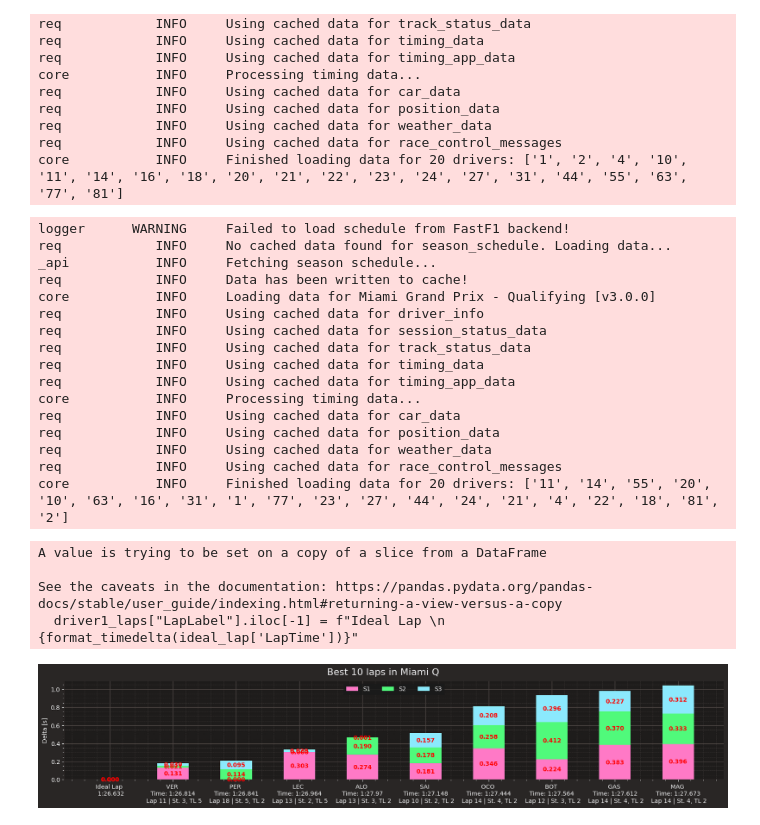
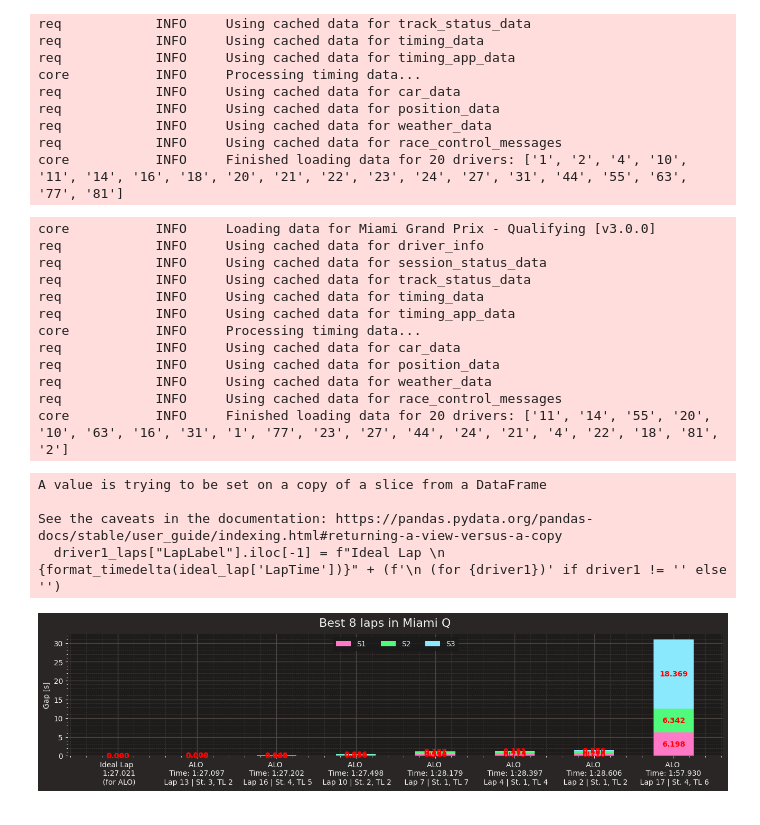
Before and after one commit to jesusjoveruclm/f1analysis, a Jupyter notebook: f1.ipynb, the cells around one changed output. Cells and saved outputs as stored; diff of their text form; code cells hidden in the pictures.

```diff
--- a/f1.ipynb
+++ b/f1.ipynb
@@ -17,9 +17,9 @@ ff1.Cache.enable_cache('cache')
 def format_timedelta(timedelta, include_minutes=True):
     minutes = timedelta.seconds//60
     seconds = timedelta.seconds%60
-    miliseconds = timedelta.microseconds//1000
+    miliseconds = int(timedelta.microseconds//1000)
     if include_minutes:
-        return f"{minutes}:{seconds}.{miliseconds}"
+        return f"{minutes}:{seconds}.{miliseconds:03d}"
     else:
         return f"{seconds}.{miliseconds:03d}"
 
@@ -266,24 +266,16 @@ req            INFO     Using cached data for weather_data
 req            INFO     Using cached data for race_control_messages
 core           INFO     Finished loading data for 20 drivers: ['1', '2', '4', '10', '11', '14', '16', '18', '20', '21', '22', '23', '24', '27', '31', '44', '55', '63', '77', '81']
 # %%
-# Tercer análisis: ritmo medio de las X mejores vueltas de un piloto
+# Tercer análisis: ritmo medio de las X mejores vueltas
 
 #Selección de GP y la sesión
 gp = 'Miami'
 session = 'Q'
 
-#Selección del piloto
-driver1 = ""
-bestlaps = 10
-
 #Carga de los datos de la sesión
 sesion = ff1.get_session(2023, gp, session)
 sesion.load()
 # %% [output]
-logger      WARNING     Failed to load schedule from FastF1 backend!
-req            INFO     No cached data found for season_schedule. Loading data...
-_api           INFO     Fetching season schedule...
-req            INFO     Data has been written to cache!
 core           INFO     Loading data for Miami Grand Prix - Qualifying [v3.0.0]
 req            INFO     Using cached data for driver_info
 req            INFO     Using cached data for session_status_data
@@ -297,6 +289,9 @@ req            INFO     Using cached data for weather_data
 req            INFO     Using cached data for race_control_messages
 core           INFO     Finished loading data for 20 drivers: ['11', '14', '55', '20', '10', '63', '16', '31', '1', '77', '23', '27', '44', '24', '21', '4', '22', '18', '81', '2']
 # %%
+#Selección del número de vueltas
+driver1 = "ALO"   #Si el valor es "", se obtendrán datos de todos los pilotos
+bestlaps = 7
 
 #Selección de las vueltas del piloto
 if driver1 == "":
@@ -321,17 +316,19 @@ ideal_lap["LapTime"] = timedelta(seconds=ideal_lap["Sector1Time"] + ideal_lap["S
 
 driver1_laps = driver1_laps.append(ideal_lap, ignore_index=True)
 ideal_lap = driver1_laps.iloc[-1]
+driver1_laps = driver1_laps[driver1_laps["LapTime"].notna()]
 
 #Compute delta
 driver1_laps["DeltaSector1"] = driver1_laps["Sector1Time"] - ideal_lap["Sector1Time"]
 driver1_laps["DeltaSector2"] = driver1_laps["Sector2Time"] - ideal_lap["Sector2Time"]
 driver1_laps["DeltaSector3"] = driver1_laps["Sector3Time"] - ideal_lap["Sector3Time"]
 driver1_laps["LapLabel"] = driver1_laps.apply(lambda x: f'{x["Driver"]} \n Time: {format_timedelta(x["LapTime"])} \n Lap {int(x["LapNumber"])} | St. {int(x["Stint"])}, TL {int(x["TyreLife"])}', axis=1)
-driver1_laps["LapLabel"].iloc[-1] = f"Ideal Lap \n {format_timedelta(ideal_lap['LapTime'])}"
+driver1_laps["LapLabel"].iloc[-1] = f"Ideal Lap \n {format_timedelta(ideal_lap['LapTime'])}" + (f'\n (for {driver1})' if driver1 != '' else '')
 
 driver1_laps = driver1_laps.sort_values(by="LapTime", ascending=True)
 #Take best lap of every driver
-driver1_laps = driver1_laps.groupby("Driver").head(1)
+if driver1 == "":
+    driver1_laps = driver1_laps.groupby("Driver").head(1)
 #driver1_laps = driver1_laps[driver1_laps["IsAccurate"] == True]
 
 #Selección de las X mejores vueltas
@@ -347,32 +344,32 @@ sectors_times = {
     "S2": driver1_laps["DeltaSector2"].values,
     "S3": driver1_laps["DeltaSector3"].values
 }
 
 LapsLabel = driver1_laps["LapLabel"].to_numpy()
 
 
 width = 0.5
 bottom = np.zeros(bestlaps)
 
 for sector, sectors_t in sectors_times.items():
     p = ax.bar(LapsLabel, sectors_t, width, bottom=bottom, label=sector)
     bottom += sectors_t
     #ax.plot(range(0,bestlaps),bottom, color="red", linestyle="--")
 
     #Write values in the bars
     for i, v in enumerate(sectors_t):
         ax.text(i, bottom[i]-v/2, format_timedelta(timedelta(seconds=v), include_minutes=False), ha="center", va="center", color="red", fontweight="bold")
 
 ax.set_ylabel("Gap [s]")
 
 #Legend
 ax.legend(loc="upper center", ncol=3)
 
 #Save image
 plt.savefig("best_laps.png", dpi=300, bbox_inches="tight")
 # %% [output]
 A value is trying to be set on a copy of a slice from a DataFrame
 
 See the caveats in the documentation: https://pandas.pydata.org/pandas-docs/stable/user_guide/indexing.html#returning-a-view-versus-a-copy
-  driver1_laps["LapLabel"].iloc[-1] = f"Ideal Lap \n {format_timedelta(ideal_lap['LapTime'])}"
+  driver1_laps["LapLabel"].iloc[-1] = f"Ideal Lap \n {format_timedelta(ideal_lap['LapTime'])}" + (f'\n (for {driver1})' if driver1 != '' else '')
-[figure, old version]
+[figure, new version]
```
Also changed, not shown: parts of 1 cell of this notebook.
